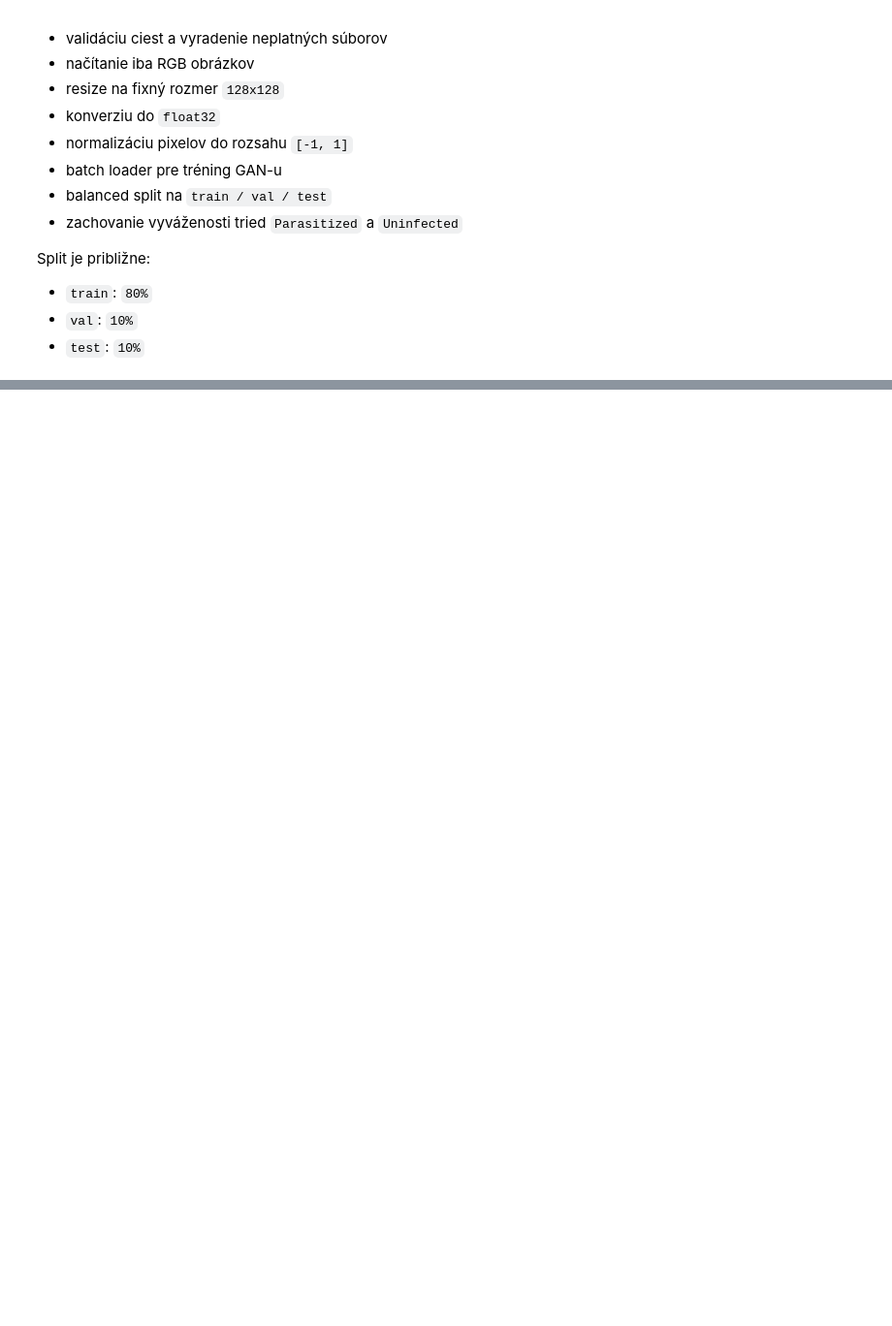
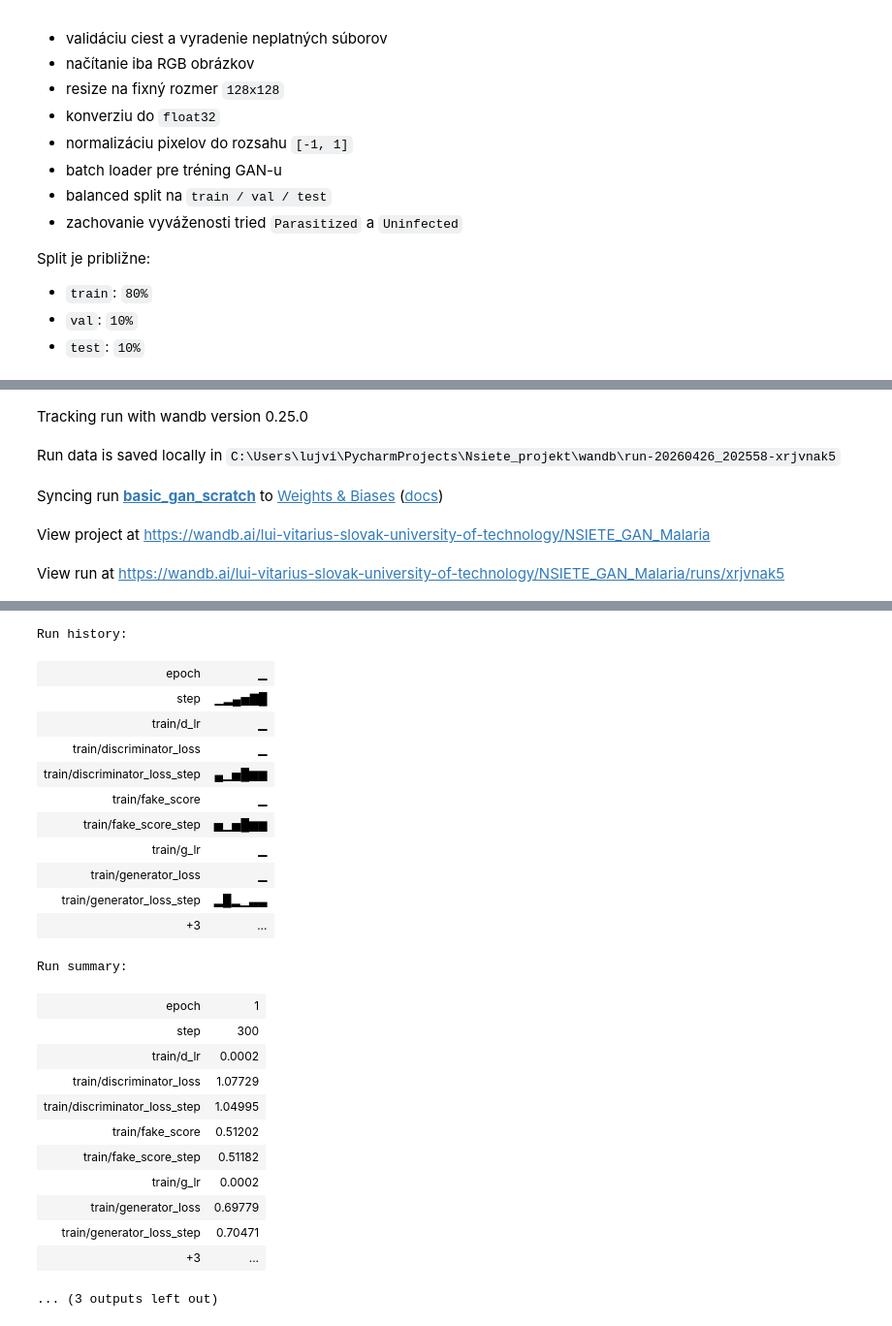
Before and after one commit to Lui105/Neuronove_siete, a Jupyter notebook: Gan.ipynb, the cells around one changed output, grey strips where cells are left out. Shown at 97% size. Saved outputs shown, nothing was run; the diff lists cells and outputs as text; code cells hidden in the pictures; blank space fills up the shorter version.

Commit message:
GAN experiments

```diff
--- a/Gan.ipynb
+++ b/Gan.ipynb
@@ -507,0 +887,36 @@ Invalid files kept out of training:
+# %%
+
+
+def init_weights(module):
+    classname = module.__class__.__name__
+    if 'Conv' in classname or 'BatchNorm' in classname:
+        if hasattr(module, 'weight') and module.weight is not None:
+            nn.init.normal_(module.weight.data, 0.0, 0.02)
+        if hasattr(module, 'bias') and module.bias is not None:
+            nn.init.constant_(module.bias.data, 0.0)
+
+
+
+def build_gan_models(config):
+    model_cfg = config['model']
+    gan_type = config['optimization']['gan_type']
+    use_sigmoid = gan_type == 'vanilla'
+
+    generator = Generator128(
+        latent_dim=model_cfg['latent_dim'],
+        image_channels=model_cfg['image_channels'],
+        base_channels=model_cfg['base_channels'],
+        use_batchnorm=model_cfg.get('generator_batchnorm', True),
+    )
+    discriminator = Discriminator128(
+        image_channels=model_cfg['image_channels'],
+        base_channels=model_cfg['base_channels'],
+        use_batchnorm=model_cfg.get('discriminator_batchnorm', True),
+        dropout=model_cfg.get('discriminator_dropout', 0.0),
+        negative_slope=model_cfg.get('leaky_relu_slope', 0.2),
+        use_sigmoid=use_sigmoid,
+    )
+
+    generator.apply(init_weights)
+    discriminator.apply(init_weights)
+    return generator.to(DEVICE), discriminator.to(DEVICE)
@@ -507,0 +1177,10 @@ Invalid files kept out of training:
+# %%
+gan_results = []
+
+for cfg in EXPERIMENTS:
+    result = train_gan_experiment(cfg)
+    gan_results.append(result)
+
+gan_results_df = pd.DataFrame(gan_results).sort_values(['g_loss', 'd_loss']).reset_index(drop=True)
+gan_results_df
+# %% [output]
@@ -507,0 +1188,5 @@ Invalid files kept out of training:
+Tracking run with wandb version 0.25.0
+Run data is saved locally in C:\Users\lujvi\PycharmProjects\Nsiete_projekt\wandb\run-20260426_202558-xrjvnak5
+Syncing run basic_gan_scratch to Weights & Biases (docs)
+View project at https://wandb.ai/lui-vitarius-slovak-university-of-technology/NSIETE_GAN_Malaria
+View run at https://wandb.ai/lui-vitarius-slovak-university-of-technology/NSIETE_GAN_Malaria/runs/xrjvnak5
@@ -507,0 +1211,25 @@ Invalid files kept out of training:
+Run history:
+| epoch | ▁ |
+| step | ▁▂▄▅▇█ |
+| train/d_lr | ▁ |
+| train/discriminator_loss | ▁ |
+| train/discriminator_loss_step | ▄▁▅█▆▆ |
+| train/fake_score | ▁ |
+| train/fake_score_step | ▅▁▅█▆▆ |
+| train/g_lr | ▁ |
+| train/generator_loss | ▁ |
+| train/generator_loss_step | ▂█▂▁▃▃ |
+| +3 | ... |
+Run summary:
+| epoch | 1 |
+| step | 300 |
+| train/d_lr | 0.0002 |
+| train/discriminator_loss | 1.07729 |
+| train/discriminator_loss_step | 1.04995 |
+| train/fake_score | 0.51202 |
+| train/fake_score_step | 0.51182 |
+| train/g_lr | 0.0002 |
+| train/generator_loss | 0.69779 |
+| train/generator_loss_step | 0.70471 |
+| +3 | ... |
+... (3 outputs left out)
```
Also changed, not shown: parts of 21 cells of this notebook, 1 other file.
